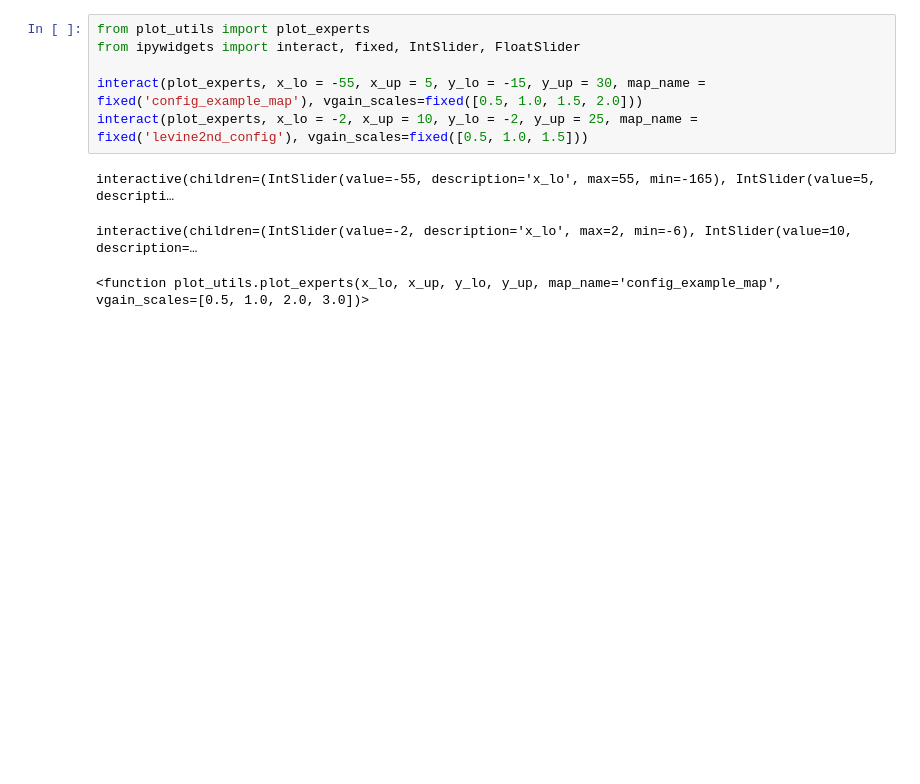
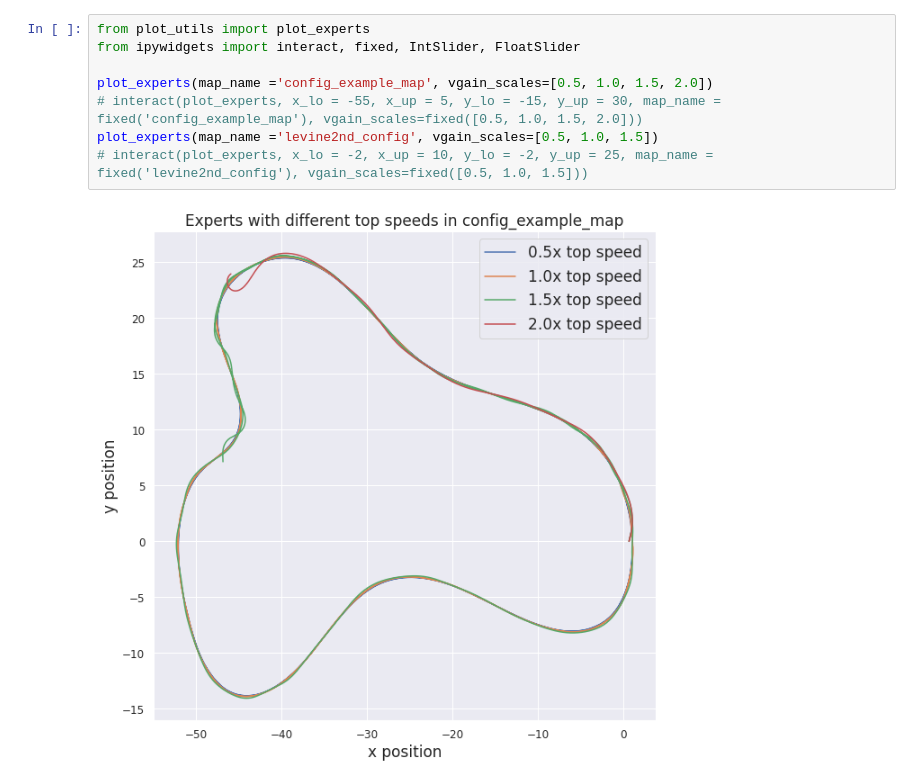
Before and after one commit to kaustubhsridhar/f1tenth_il, a Jupyter notebook: imitation_learning/plot.ipynb, the cells around one changed output. Drawn from its saved outputs; the diff is of its cells as text; blank space fills up the shorter version.

Commit message:
added interactive sliders; but also normal plots

```diff
--- a/imitation_learning/plot.ipynb
+++ b/imitation_learning/plot.ipynb
@@ -1,10 +1,10 @@
 # %%
 from plot_utils import plot_experts
 from ipywidgets import interact, fixed, IntSlider, FloatSlider
 
-interact(plot_experts, x_lo = -55, x_up = 5, y_lo = -15, y_up = 30, map_name = fixed('config_example_map'), vgain_scales=fixed([0.5, 1.0, 1.5, 2.0]))
-interact(plot_experts, x_lo = -2, x_up = 10, y_lo = -2, y_up = 25, map_name = fixed('levine2nd_config'), vgain_scales=fixed([0.5, 1.0, 1.5]))
+plot_experts(map_name ='config_example_map', vgain_scales=[0.5, 1.0, 1.5, 2.0])
+# interact(plot_experts, x_lo = -55, x_up = 5, y_lo = -15, y_up = 30, map_name = fixed('config_example_map'), vgain_scales=fixed([0.5, 1.0, 1.5, 2.0]))
+plot_experts(map_name ='levine2nd_config', vgain_scales=[0.5, 1.0, 1.5])
+# interact(plot_experts, x_lo = -2, x_up = 10, y_lo = -2, y_up = 25, map_name = fixed('levine2nd_config'), vgain_scales=fixed([0.5, 1.0, 1.5]))
 # %% [output]
-interactive(children=(IntSlider(value=-55, description='x_lo', max=55, min=-165), IntSlider(value=5, descripti…
-interactive(children=(IntSlider(value=-2, description='x_lo', max=2, min=-6), IntSlider(value=10, description=…
-<function plot_utils.plot_experts(x_lo, x_up, y_lo, y_up, map_name='config_example_map', vgain_scales=[0.5, 1.0, 2.0, 3.0])>
+[figure, added]
```
Also changed, not shown: parts of 1 cell of this notebook, 1 other file.
